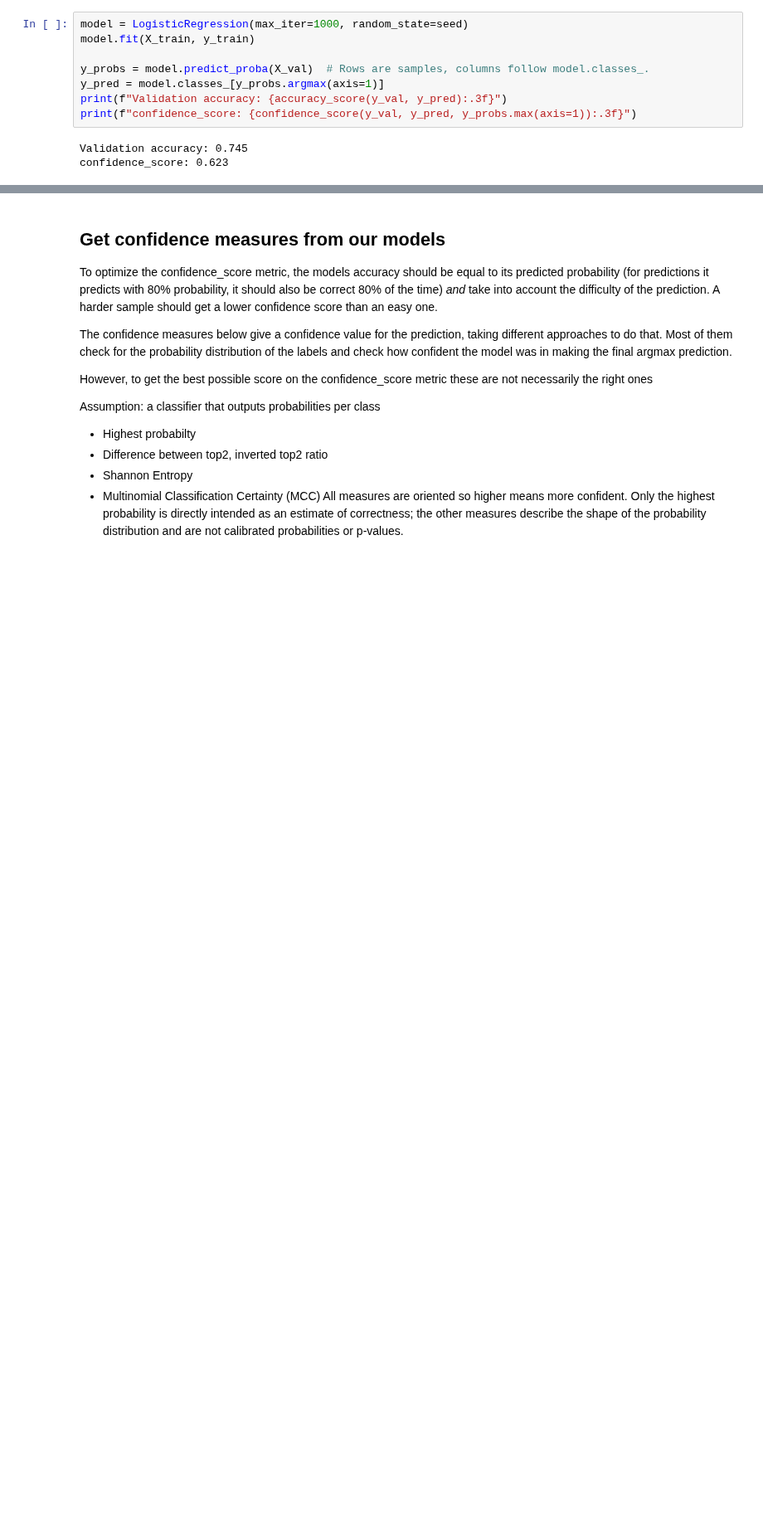
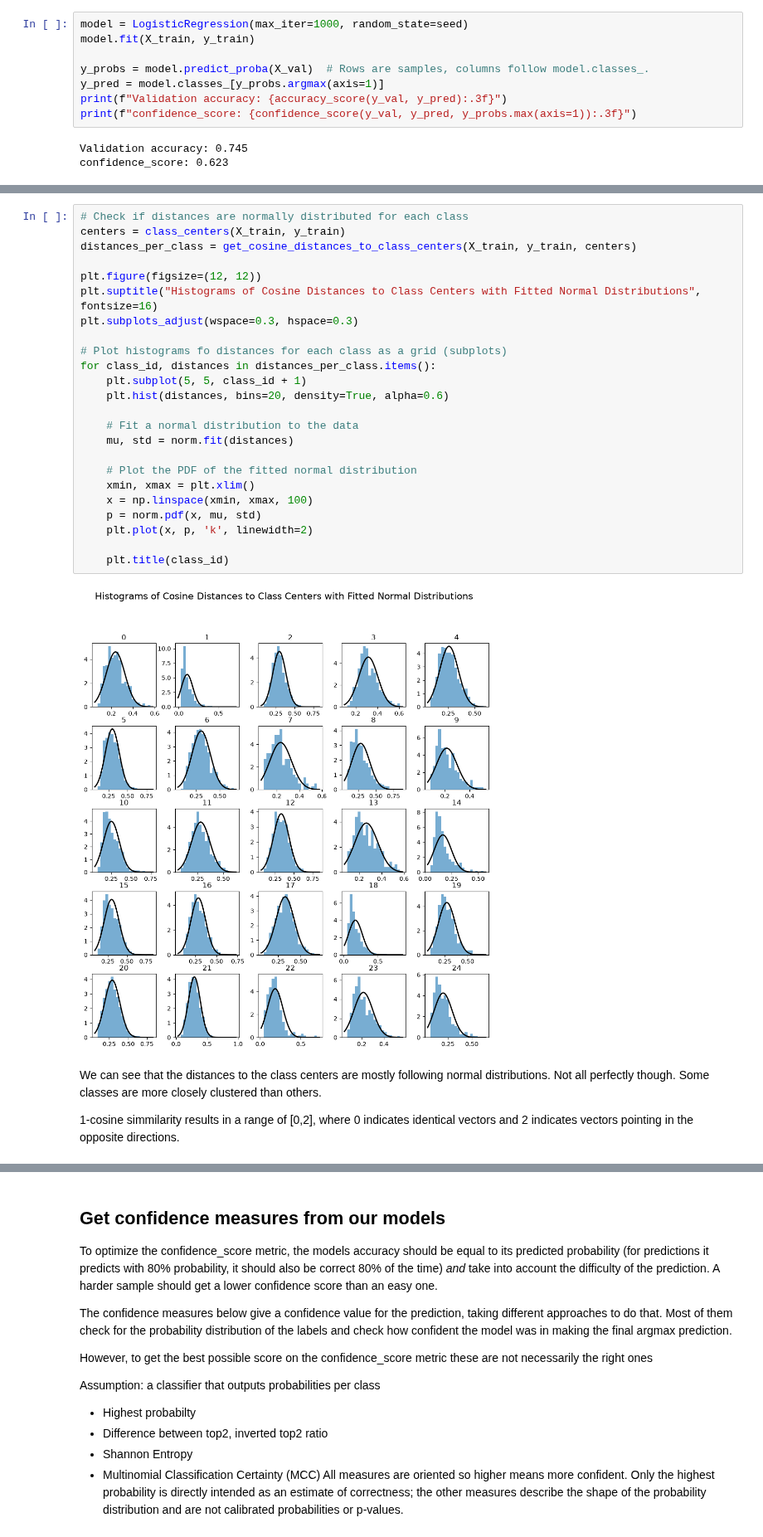
Before and after one commit to aobermuhlner/prov_repo_practica_1_DS, a Jupyter notebook: notebooks/notebooks_daniel/confidence.ipynb, the cells around one changed output, grey strips where cells are left out. Shown at 83% size. Saved outputs shown, nothing was run; the diff lists cells and outputs as text; blank space fills up the shorter version.

```diff
--- a/notebooks/notebooks_daniel/confidence.ipynb
+++ b/notebooks/notebooks_daniel/confidence.ipynb
@@ -100,0 +176,31 @@ Plain logistic regression is underconfident
+# %%
+# Check if distances are normally distributed for each class
+centers = class_centers(X_train, y_train)
+distances_per_class = get_cosine_distances_to_class_centers(X_train, y_train, centers)
+
+plt.figure(figsize=(12, 12))
+plt.suptitle("Histograms of Cosine Distances to Class Centers with Fitted Normal Distributions", fontsize=16)
+plt.subplots_adjust(wspace=0.3, hspace=0.3)
+
+# Plot histograms fo distances for each class as a grid (subplots)
+for class_id, distances in distances_per_class.items():
+    plt.subplot(5, 5, class_id + 1)
+    plt.hist(distances, bins=20, density=True, alpha=0.6)
+
+    # Fit a normal distribution to the data
+    mu, std = norm.fit(distances)
+
+    # Plot the PDF of the fitted normal distribution
+    xmin, xmax = plt.xlim()
+    x = np.linspace(xmin, xmax, 100)
+    p = norm.pdf(x, mu, std)
+    plt.plot(x, p, 'k', linewidth=2)
+
+    plt.title(class_id)
+# %% [output]
+[figure, added]
+# %% [markdown]
+We can see that the distances to the class centers are mostly following normal distributions. Not all perfectly though.
+Some classes are more closely clustered than others.
+
+1-cosine simmilarity results in a range of [0,2], where 0 indicates identical vectors and 2 indicates vectors pointing in the opposite directions.
```
Also changed, not shown: parts of 9 cells of this notebook.
